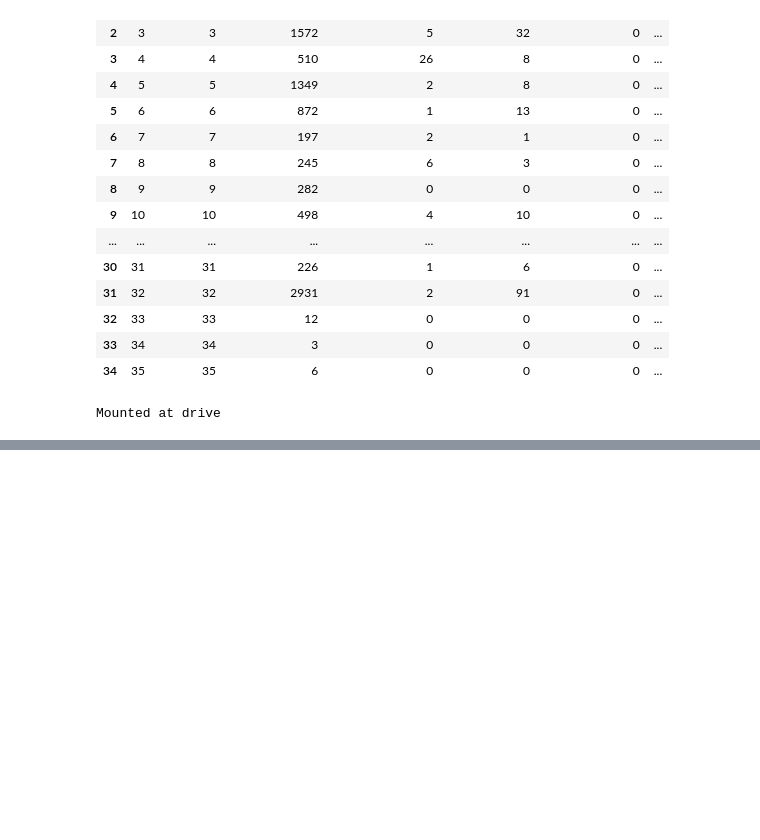
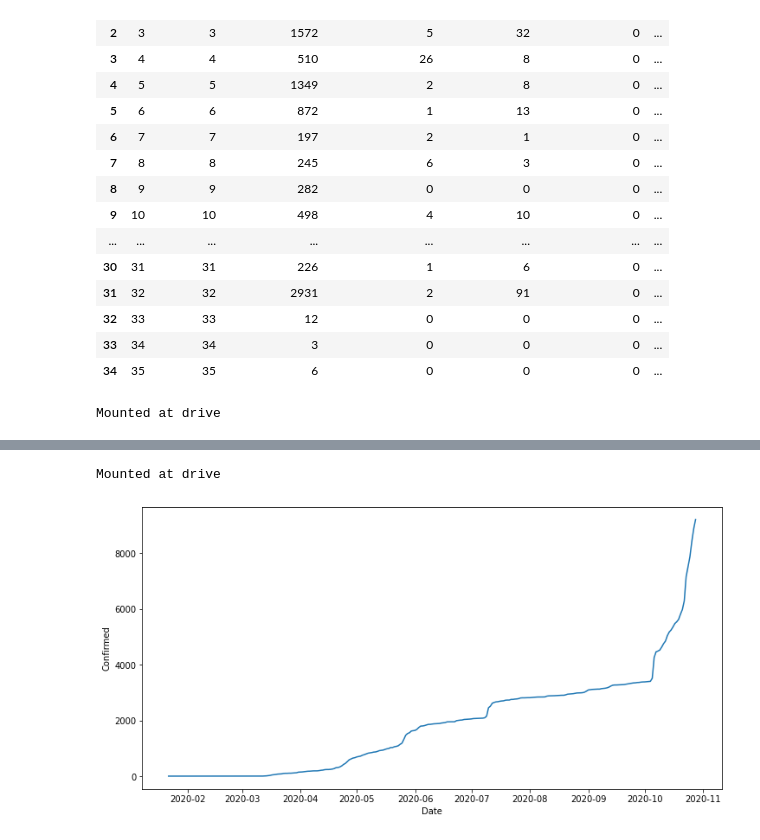
Before and after one commit to sathsaraRasantha/COVID-19_Predictive_Analysis, a Jupyter notebook: Covid_19.ipynb, the cells around one changed output, grey strips where cells are left out. Saved outputs shown, nothing was run; the diff lists cells and outputs as text; code cells hidden in the pictures; blank space fills up the shorter version.

```diff
--- a/Covid_19.ipynb
+++ b/Covid_19.ipynb
@@ -48,0 +101,16 @@ df.to_csv('data.csv')
+# %%
+import requests
+import json
+import pandas as pd
+
+world_data=requests.get('https://api.covid19api.com/country/sri-lanka')
+world_data
+world_data_to_text=world_data.text
+world_data_json=json.loads(world_data_to_text)
+len(world_data_json)
+sl_data=[]
+for i in range(0,281):
+  data=world_data_json[i]
+  sl_data.append(data)
+
+sl_data
@@ -48,0 +135,3 @@ df.to_csv('data.csv')
+# %%
+sl_df = pd.json_normalize(sl_data)
+sl_df
@@ -48,0 +152,5 @@ df.to_csv('data.csv')
+# %%
+from google.colab import drive
+drive.mount('drive')
+# %% [output]
+Mounted at drive
@@ -48,0 +160,11 @@ df.to_csv('data.csv')
+# %%
+import matplotlib.pyplot as plt
+import datetime
+
+fig, ax = plt.subplots(figsize = (12,6))
+fig = sns.lineplot(x = "Date", y = "Confirmed", data =sl_df)
+#sl_df['Date']=pd.to_datetime(sl_df['Date'])
+#x_dates = sl_df['Date'].dt.strftime('%d')
+#ax.set_xticklabels(labels=sl_df['Date'], rotation=90, ha='right')
+# %% [output]
+[figure, added]
```
Also changed, not shown: parts of 8 cells of this notebook.
